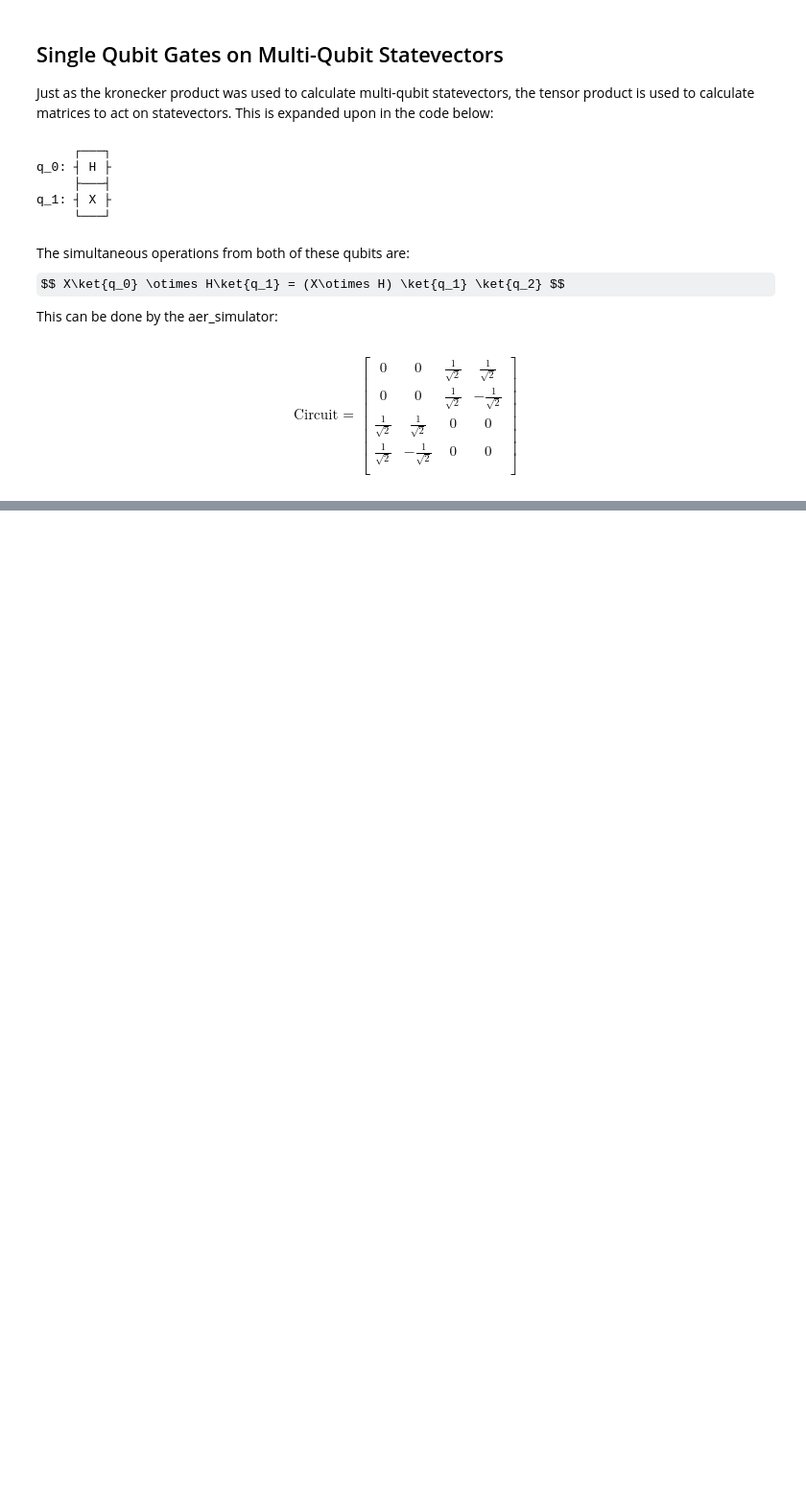
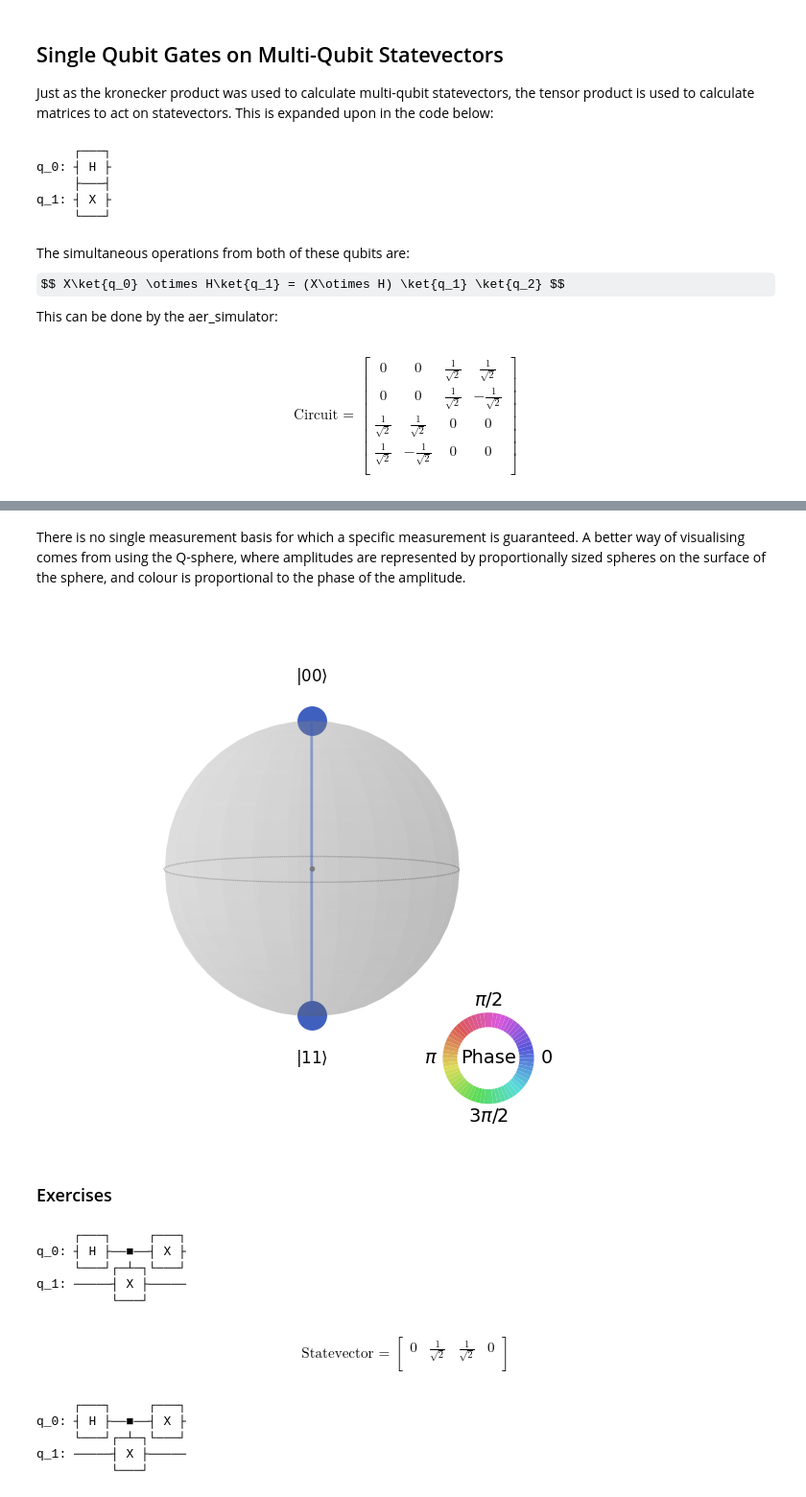
Before and after one commit to zfla/qiskit_notes, a Jupyter notebook: 4_multiple_qubits_and_entangled_states.ipynb, the cells around one changed output, grey strips where cells are left out. Shown at 96% size. Drawn from its saved outputs; the diff is of its cells as text; code cells hidden in the pictures; some formulas as TeX source; blank space fills up the shorter version.

```diff
--- a/4_multiple_qubits_and_entangled_states.ipynb
+++ b/4_multiple_qubits_and_entangled_states.ipynb
@@ -83,0 +194,44 @@ $ X \otimes I $
+# %% [markdown]
+There is no single measurement basis for which a specific measurement is guaranteed. A better way of visualising comes from using the Q-sphere, where amplitudes are represented by proportionally sized spheres on the surface of the sphere, and colour is proportional to the phase of the amplitude.
+# %%
+plot_state_qsphere(state)
+# %% [output]
+[figure, added]
+# %% [markdown]
+### Exercises
+# %%
+qc = QuantumCircuit(2)
+qc.h(0)
+qc.cx(0,1)
+qc.x(0)
+qc.draw()
+# %% [output]
+     ┌───┐     ┌───┐
+q_0: ┤ H ├──■──┤ X ├
+     └───┘┌─┴─┐└───┘
+q_1: ─────┤ X ├─────
+          └───┘
+# %%
+qc.save_statevector()
+qobj = assemble(qc)
+state = sim.run(qobj).result().get_statevector()
+array_to_latex(state, prefix="\\text{Statevector = }")
+# %% [output]
+$$
+\text{Statevector = }
+\begin{bmatrix}
+0 & \tfrac{1}{\sqrt{2}} & \tfrac{1}{\sqrt{2}} & 0  \\
+ \end{bmatrix}
+$$
+# %%
+qc = QuantumCircuit(2)
+qc.h(0)
+qc.cx(0,1)
+qc.x(0)
+qc.draw()
+# %% [output]
+     ┌───┐     ┌───┐
+q_0: ┤ H ├──■──┤ X ├
+     └───┘┌─┴─┐└───┘
+q_1: ─────┤ X ├─────
+          └───┘
```
Also changed, not shown: parts of 22 cells of this notebook.
